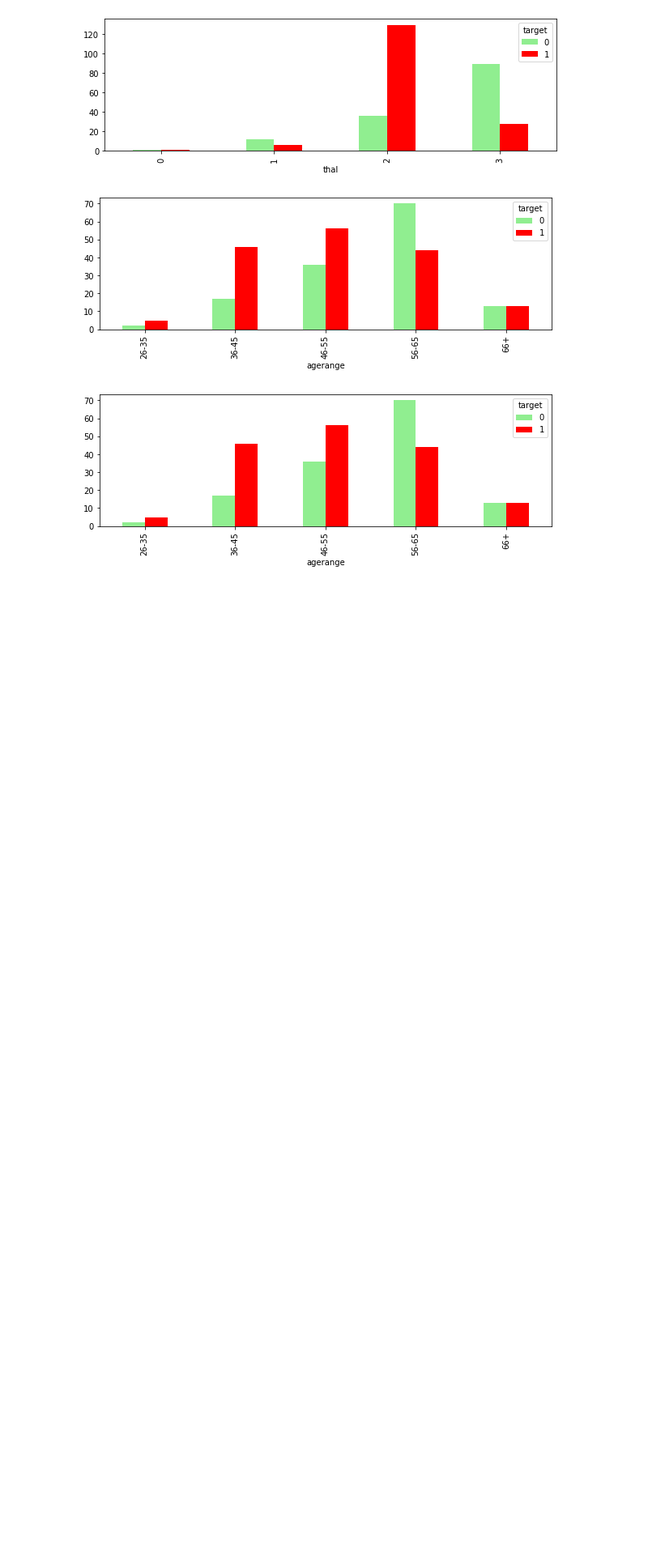
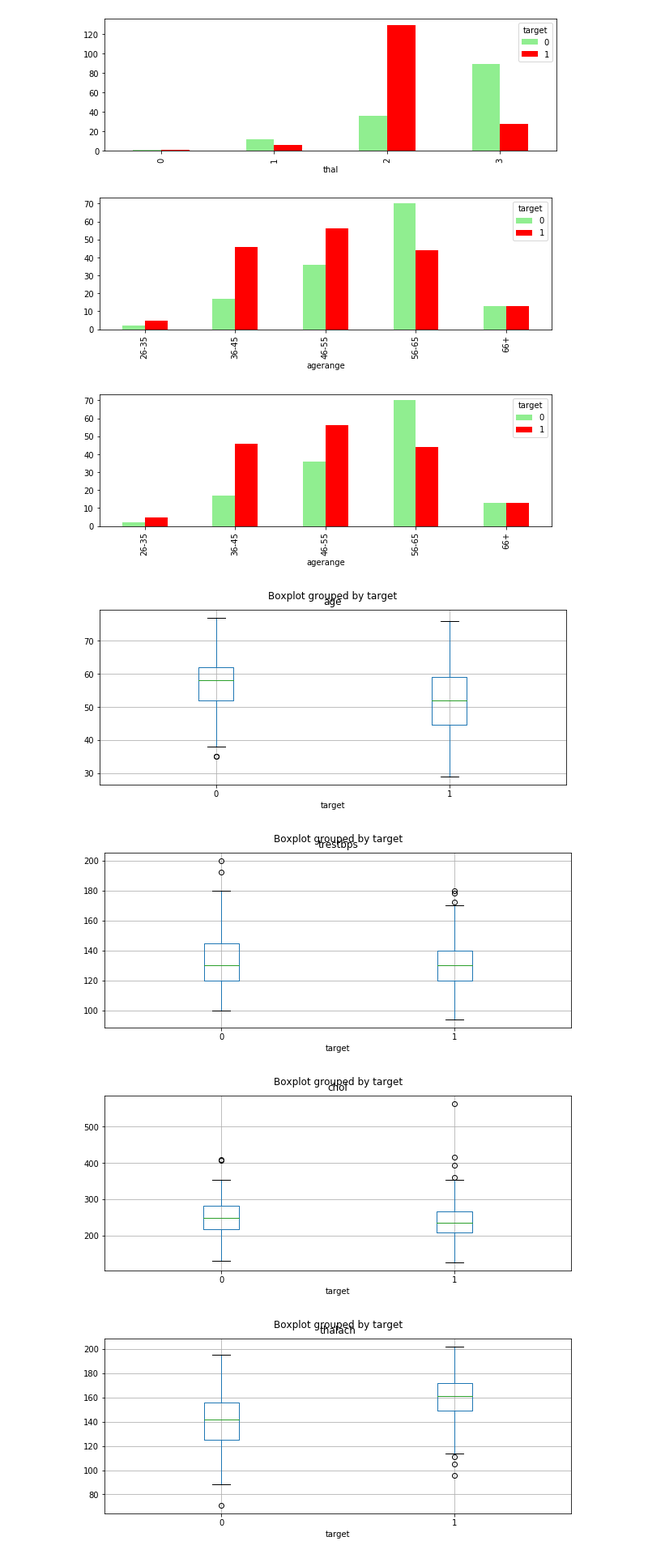
Before and after one commit to geoishan/Predicting-Heart-Disease, a Jupyter notebook: Predicting-Heart-Disease.ipynb, the cells around one changed output. Shown at 81% size. Saved outputs shown, nothing was run; the diff lists cells and outputs as text; code cells hidden in the pictures; blank space fills up the shorter version.

Commit message:
added boxplot

```diff
--- a/Predicting-Heart-Disease.ipynb
+++ b/Predicting-Heart-Disease.ipynb
@@ -101,3 +101,11 @@ for i in df_categorical_var:
 [figure]
 [figure]
 [figure]
+# %%
+for i in df_continues_var:
+    df.boxplot(column=i, by='target',figsize=(10,4), vert=True)
+# %% [output]
+[figure, added]
+[figure, added]
+[figure, added]
+[figure, added]
```
Also changed, not shown: parts of 1 cell of this notebook.
